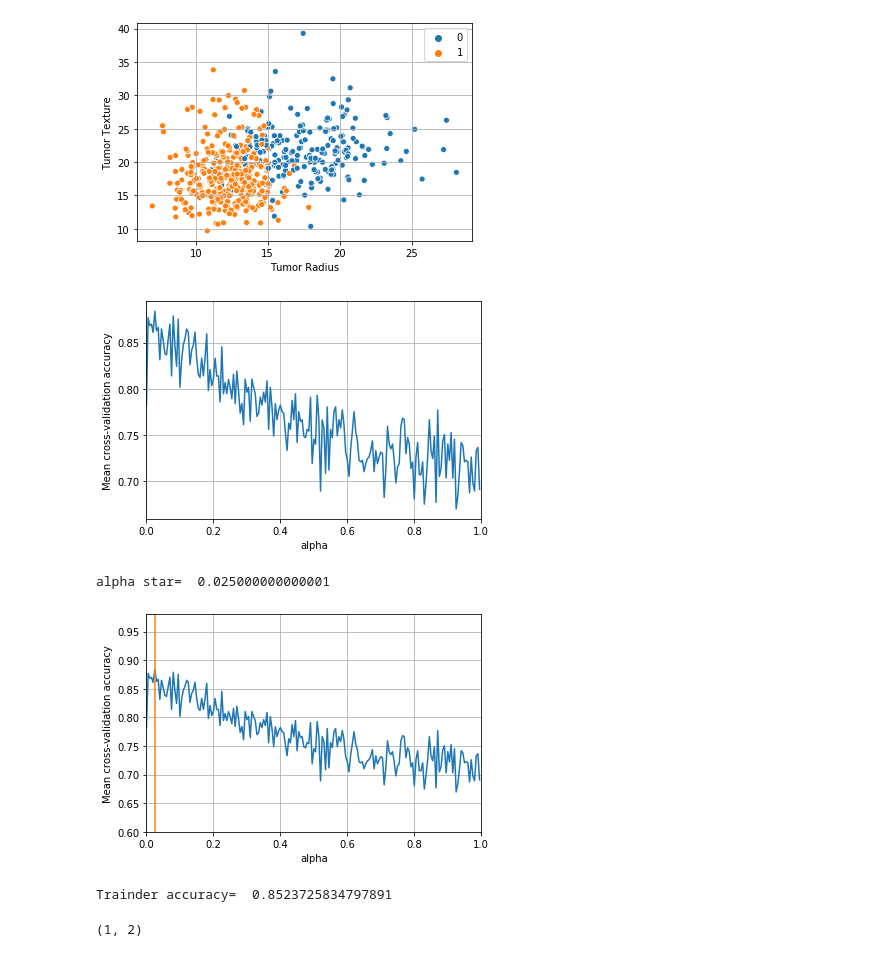
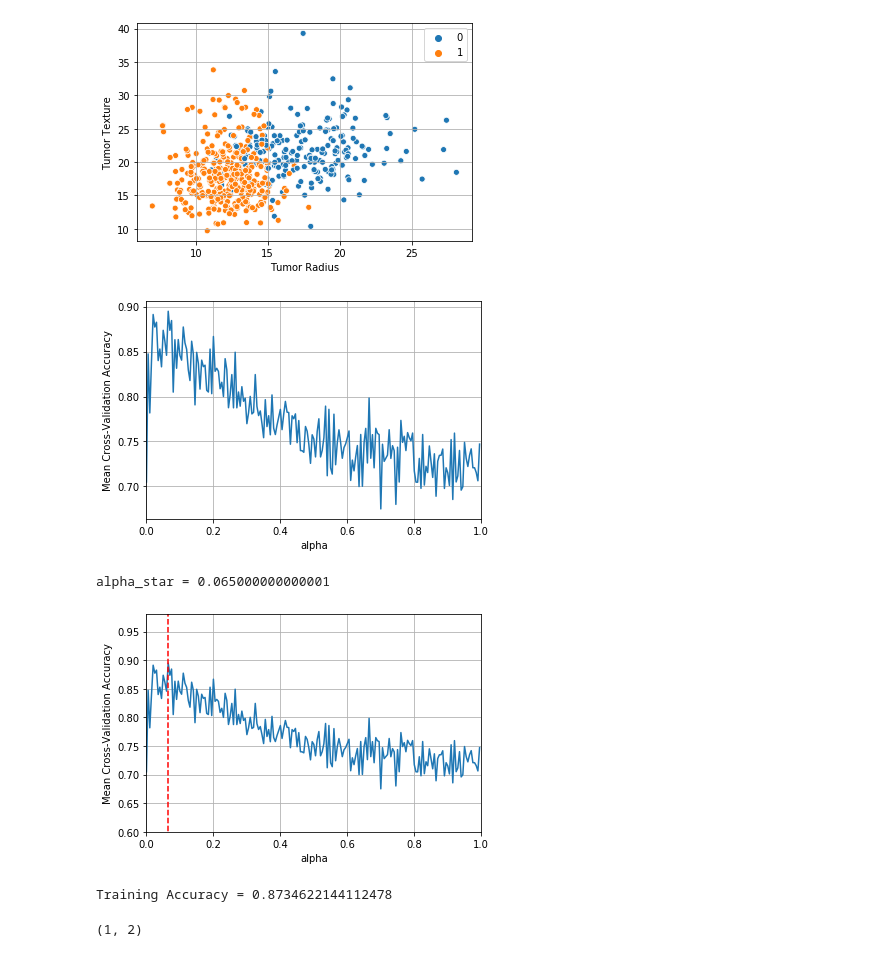
Before and after one commit to elezu78/MIT686x, a Jupyter notebook: Project1RecitationNoNormal.ipynb, the cells around one changed output. Cells and saved outputs as stored; diff of their text form; code cells hidden in the pictures.

```diff
--- a/Project1RecitationNoNormal.ipynb
+++ b/Project1RecitationNoNormal.ipynb
@@ -14 +14,6 @@ x = cancer_data.data[:,:2]
+# %%
+cancer_data = datasets.load_breast_cancer()
+y = cancer_data.target        # Training labels ('malignant = 0', 'benign = 1')
+X = cancer_data.data[:,:2]    # Taking only 2 attributes; https://scikit-learn.org/stable/datasets/index.html#breast-cancer-dataset
+# X = preprocessing.scale(X) # scale each data attribute to zero-mean and unit variance
 # %%
@@ -20,42 +26,49 @@ plt.show()
 # %% [output]
 [figure]
 # %%
-alpha = np.arange(1e-15,1,0.005)
-val_scores = np.zeros((len(alpha),1))
-for i in range(len(alpha)):
-    model = linear_model.SGDClassifier(loss="hinge",penalty="l2", alpha=alpha[i])
-    score = ms.cross_val_score(model, x, y, cv=5)
-    val_scores[i] = score.mean()
+alpha = np.arange(1e-15,1,0.005) # Range of hyperparameter values 1E-15 to 1 by 0.005
+val_scores = np.zeros((len(alpha),1)) # Initialize validation score for each alpha value
+
+for i in range(len(alpha)): # for each alpha value
+    # Set up SVM with hinge loss and l2 norm regularization
+    model = linear_model.SGDClassifier(loss='hinge', penalty='l2', alpha=alpha[i])
+    # Calculate cross validation scores for 5-fold cross-validation
+    score = ms.cross_val_score(model, X, y, cv=5)
+    val_scores[i] = score.mean() # Calculate mean of the 5 scores
 # %%
+# Plot how cross-validation score changes with alpha
 plt.plot(alpha,val_scores)
 plt.xlim(0,1)
 plt.xlabel('alpha')
-plt.ylabel('Mean cross-validation accuracy')
+plt.ylabel('Mean Cross-Validation Accuracy')
 plt.grid(True)
 plt.show()
 # %% [output]
-[figure, old version]
+[figure, new version]
 # %%
+# Determine the alpha that maximizes the cross-validation score
 ind = np.argmax(val_scores)
 alpha_star = alpha[ind]
-print('alpha star= ',alpha_star)
+print('alpha_star =', alpha_star)
+
 plt.plot(alpha,val_scores)
-plt.plot(np.ones(11)*alpha_star,np.arange(0,1.1,0.1))
+plt.plot(np.ones(11)*alpha_star,np.arange(0,1.1,0.1),'--r')
 plt.xlim(0,1)
 plt.ylim(0.60,0.98)
 plt.xlabel('alpha')
-plt.ylabel('Mean cross-validation accuracy')
+plt.ylabel('Mean Cross-Validation Accuracy')
 plt.grid(True)
 plt.show()
 # %% [output]
-alpha star=  0.025000000000001
+alpha_star = 0.065000000000001
-[figure, old version]
+[figure, new version]
 # %%
-model_star = linear_model.SGDClassifier(loss="hinge",penalty="l2", alpha=alpha_star)
-model_trained = model_star.fit(x,y)
-print('Trainder accuracy= ',model_trained.score(x,y))
+# Train model with alpha_star
+model_star = linear_model.SGDClassifier(loss='hinge', penalty='l2', alpha=alpha_star)
+model_trained = model_star.fit(X,y)
+print('Training Accuracy =', model_trained.score(X,y))
 # %% [output]
-Trainder accuracy=  0.8523725834797891
+Training Accuracy = 0.8734622144112478
 # %%
 print(np.shape(model_trained.coef_))
 # %% [output]
```
Also changed, not shown: parts of 7 cells of this notebook.
